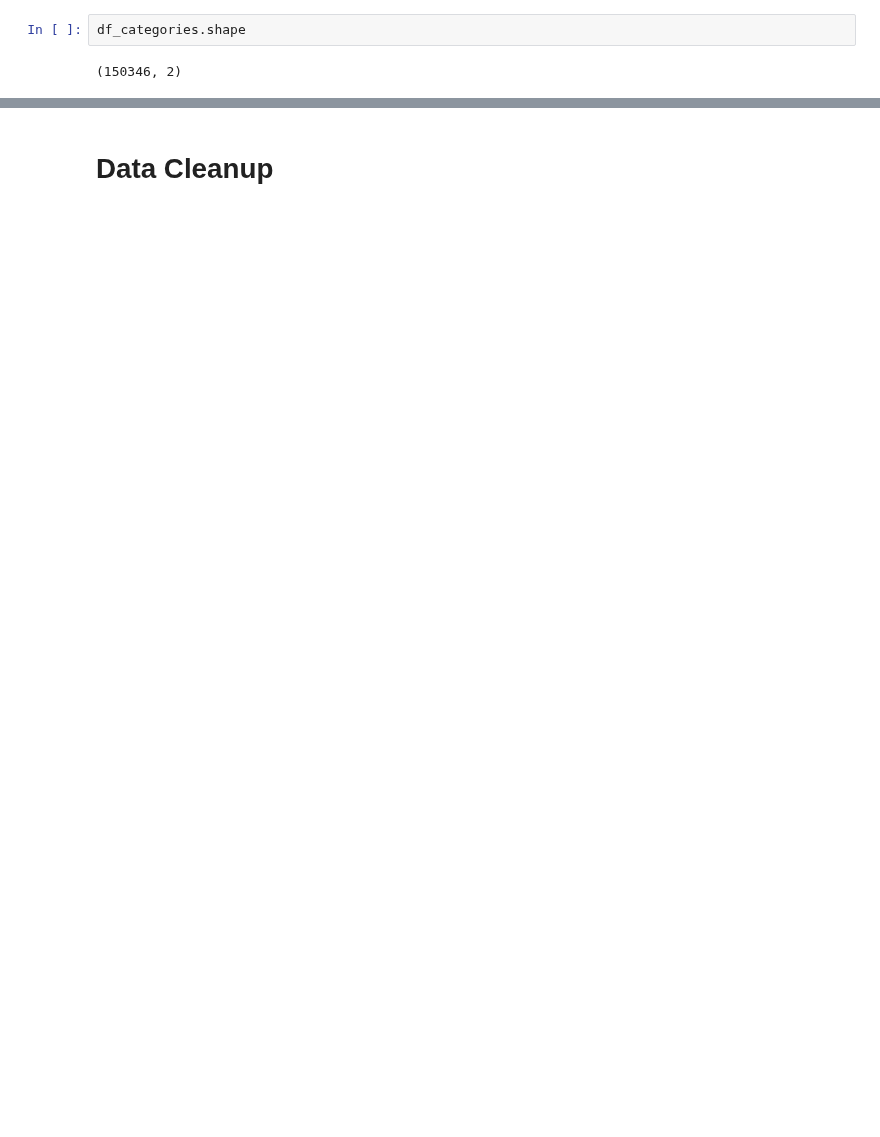
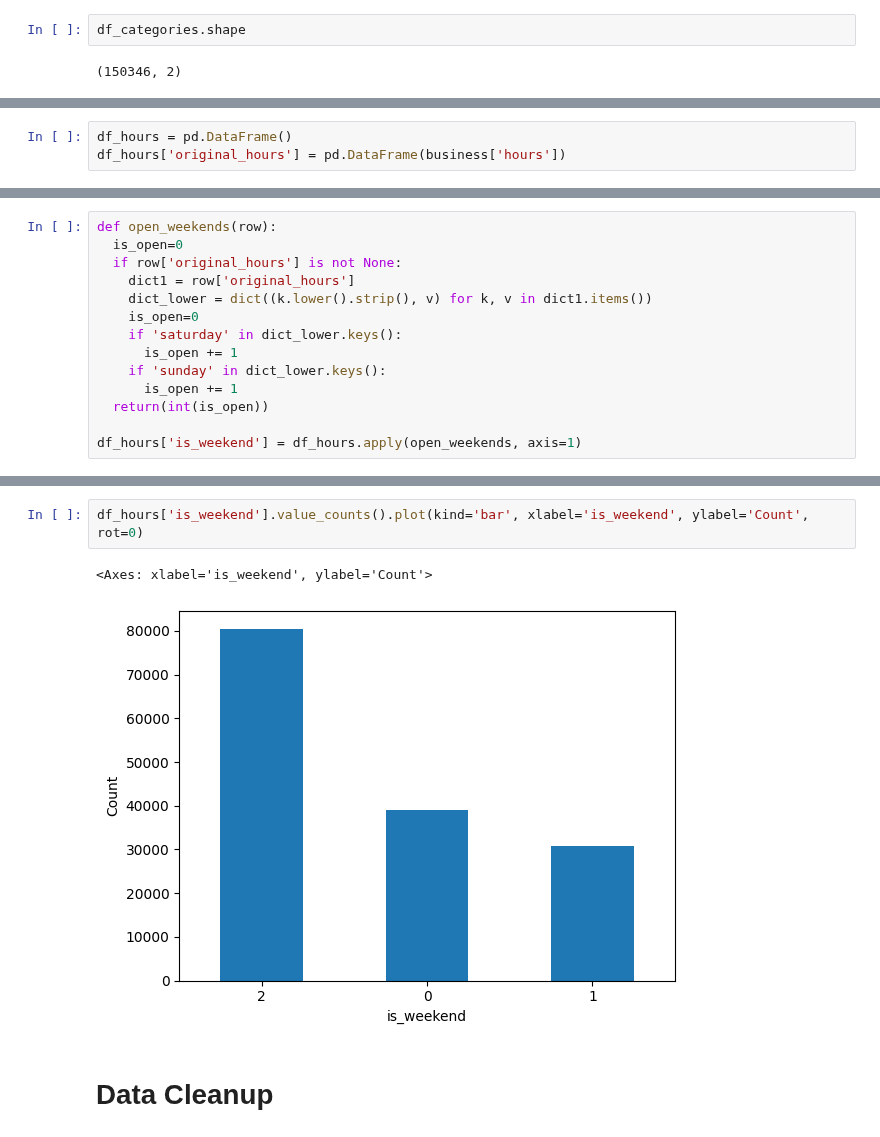
Before and after one commit to jmohsbeck1/jpmc_mle, a Jupyter notebook: Copy_of_JMCopy_of_DataDazzlers_DineOracle.ipynb, the cells around one changed output, grey strips where cells are left out. Saved outputs shown, nothing was run; the diff lists cells and outputs as text; blank space fills up the shorter version.

```diff
--- a/Copy_of_JMCopy_of_DataDazzlers_DineOracle.ipynb
+++ b/Copy_of_JMCopy_of_DataDazzlers_DineOracle.ipynb
@@ -504,0 +511,3 @@ df_categories['main_category'].value_counts().plot(kind='bar', xlabel='Category'
+# %%
+df_hours = pd.DataFrame()
+df_hours['original_hours'] = pd.DataFrame(business['hours'])
@@ -504,0 +527,14 @@ df_categories['main_category'].value_counts().plot(kind='bar', xlabel='Category'
+# %%
+def open_weekends(row):
+  is_open=0
+  if row['original_hours'] is not None:
+    dict1 = row['original_hours']
+    dict_lower = dict((k.lower().strip(), v) for k, v in dict1.items())
+    is_open=0
+    if 'saturday' in dict_lower.keys():
+      is_open += 1
+    if 'sunday' in dict_lower.keys():
+      is_open += 1
+  return(int(is_open))
+
+df_hours['is_weekend'] = df_hours.apply(open_weekends, axis=1)
@@ -505,2 +579,7 @@ df_categories['main_category'].value_counts().plot(kind='bar', xlabel='Category'
+# %%
+df_hours['is_weekend'].value_counts().plot(kind='bar', xlabel='is_weekend', ylabel='Count', rot=0)
+# %% [output]
+<Axes: xlabel='is_weekend', ylabel='Count'>
+[figure, added]
 # %% [markdown]
 # Data Cleanup
```
Also changed, not shown: parts of 13 cells of this notebook.
